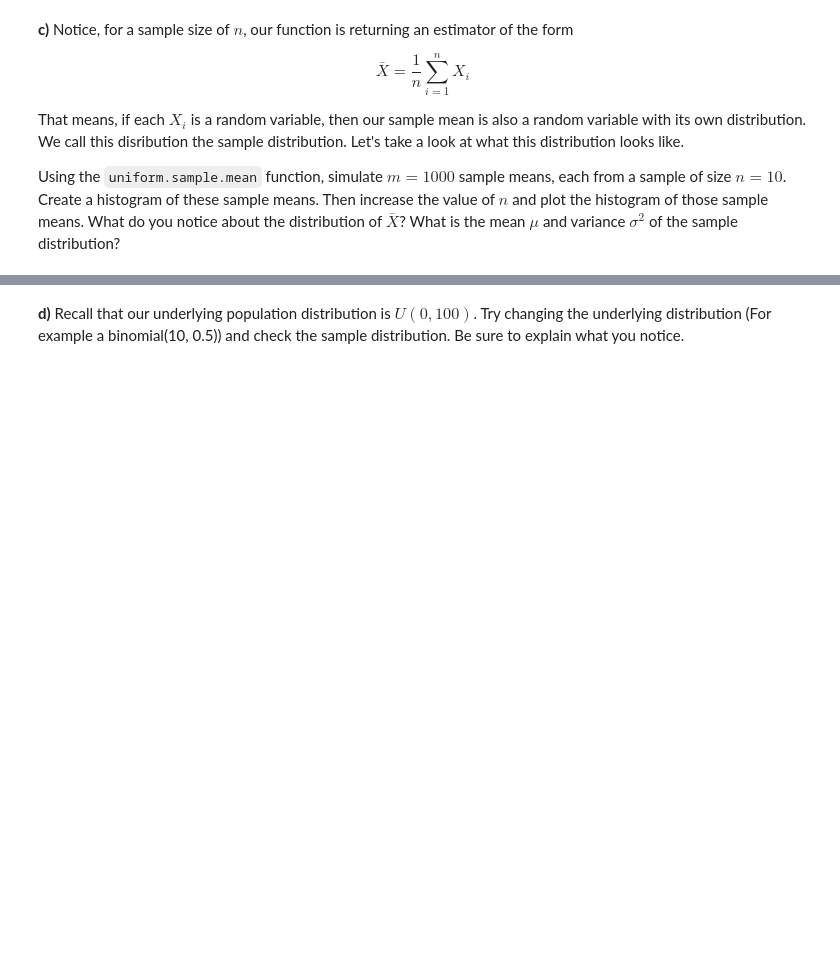
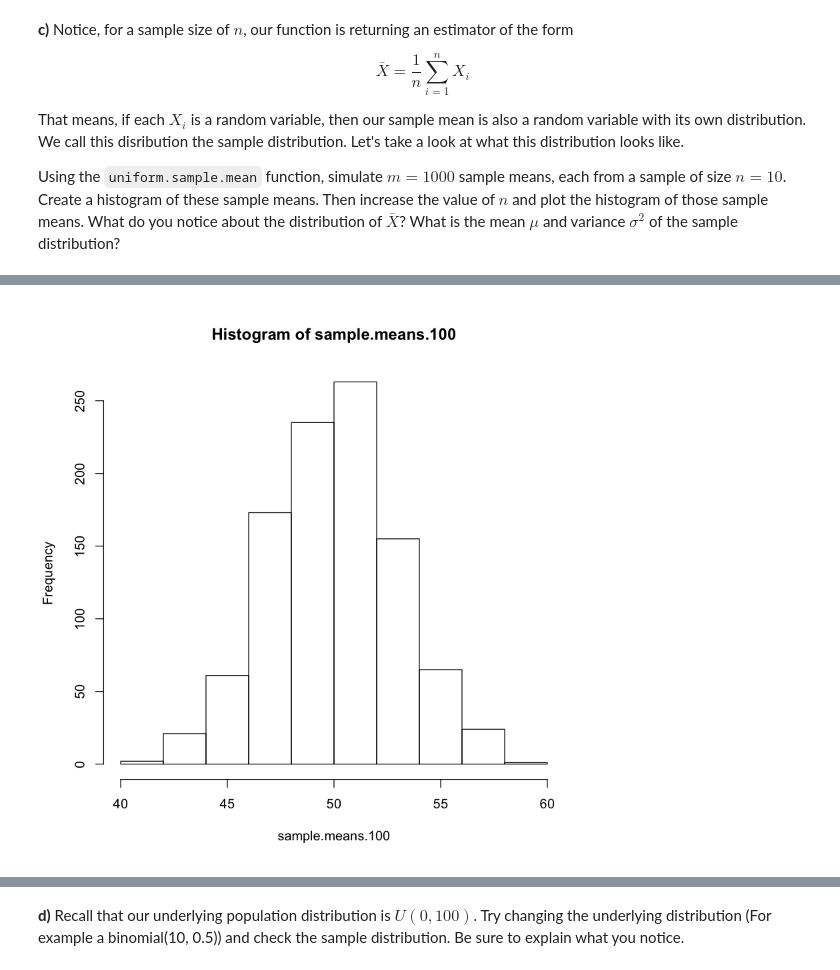
Before and after one commit to aaronliruns/probability-r, a Jupyter notebook: week6/P_M6_1.ipynb, the cells around one changed output, grey strips where cells are left out. Cells and saved outputs as stored; diff of their text form; code cells hidden in the pictures; blank space fills up the shorter version.

```diff
--- a/week6/P_M6_1.ipynb
+++ b/week6/P_M6_1.ipynb
@@ -57,0 +83,5 @@ YOUR ANSWER HERE
+# %%
+sample.means.100 = get.sample.means(m, 100)
+hist(sample.means.100)
+# %% [output]
+[figure, added]
```
Also changed, not shown: parts of 23 cells of this notebook, 2 other files.
